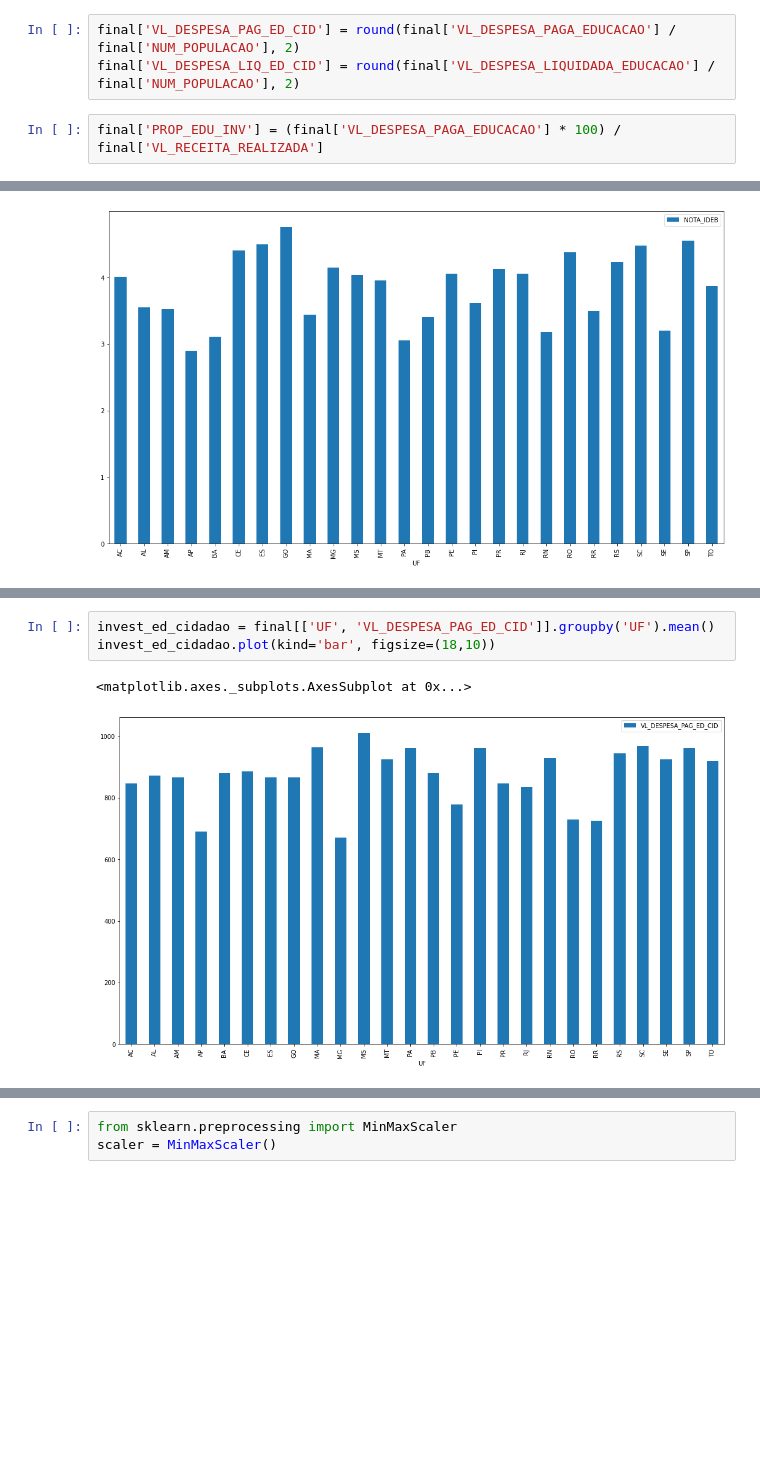
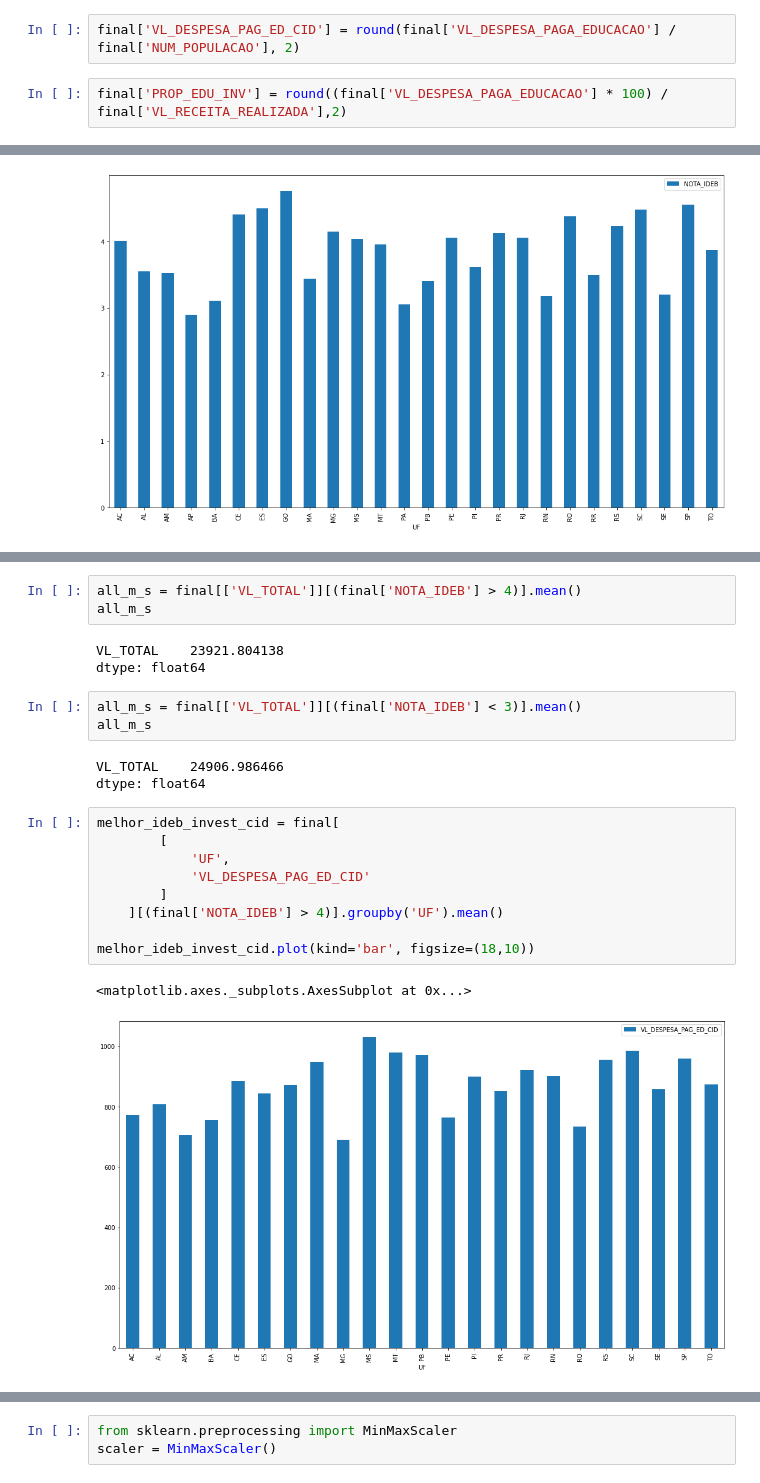
Before and after one commit to matteushc/tcc, a Jupyter notebook: 07-juncao_dados.ipynb, the cells around one changed output, grey strips where cells are left out. Cells and saved outputs as stored; diff of their text form; blank space fills up the shorter version.

```diff
--- a/07-juncao_dados.ipynb
+++ b/07-juncao_dados.ipynb
@@ -84,9 +84,8 @@ final.head()
 5 rows × 42 columns
 # %%
 final['VL_DESPESA_PAG_ED_CID'] = round(final['VL_DESPESA_PAGA_EDUCACAO'] / final['NUM_POPULACAO'], 2)
-final['VL_DESPESA_LIQ_ED_CID'] = round(final['VL_DESPESA_LIQUIDADA_EDUCACAO'] / final['NUM_POPULACAO'], 2)
 # %%
-final['PROP_EDU_INV'] = (final['VL_DESPESA_PAGA_EDUCACAO'] * 100) / final['VL_RECEITA_REALIZADA']
+final['PROP_EDU_INV'] = round((final['VL_DESPESA_PAGA_EDUCACAO'] * 100) / final['VL_RECEITA_REALIZADA'],2)
 # %%
 final.head()
 # %% [output]
@@ -192,7 +461,25 @@ media_salarial.plot(kind='bar', figsize=(18,10))
+# %%
+all_m_s = final[['VL_TOTAL']][(final['NOTA_IDEB'] > 4)].mean()
+all_m_s
+# %% [output]
+VL_TOTAL    23921.804138
+dtype: float64
+# %%
+all_m_s = final[['VL_TOTAL']][(final['NOTA_IDEB'] < 3)].mean()
+all_m_s
+# %% [output]
+VL_TOTAL    24906.986466
+dtype: float64
 # %%
-invest_ed_cidadao = final[['UF', 'VL_DESPESA_PAG_ED_CID']].groupby('UF').mean()
-invest_ed_cidadao.plot(kind='bar', figsize=(18,10))
+melhor_ideb_invest_cid = final[
+        [
+            'UF',
+            'VL_DESPESA_PAG_ED_CID'
+        ]
+    ][(final['NOTA_IDEB'] > 4)].groupby('UF').mean()
+
+melhor_ideb_invest_cid.plot(kind='bar', figsize=(18,10))
 # %% [output]
 <matplotlib.axes._subplots.AxesSubplot at 0x...>
-[figure, old version]
+[figure, new version]
 # %%
```
Also changed, not shown: parts of 24 cells of this notebook, 1 other file.
